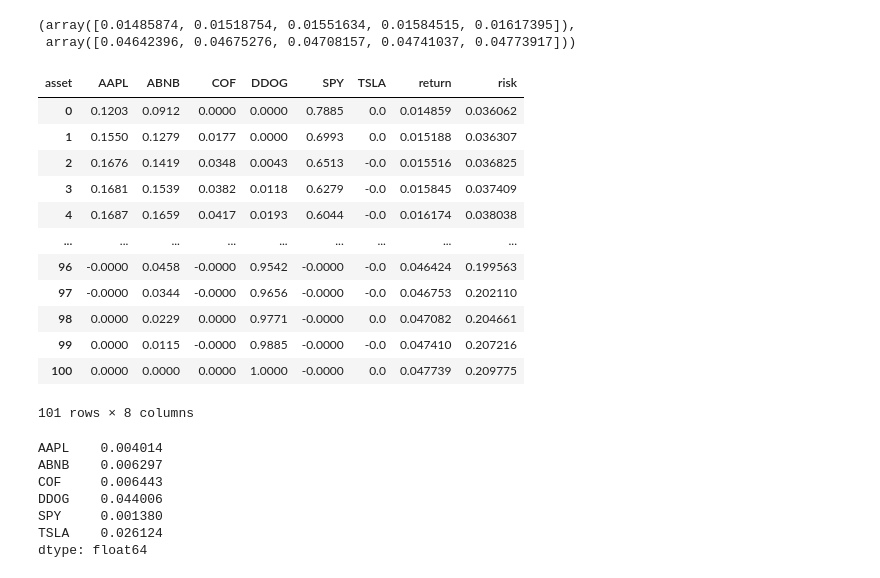
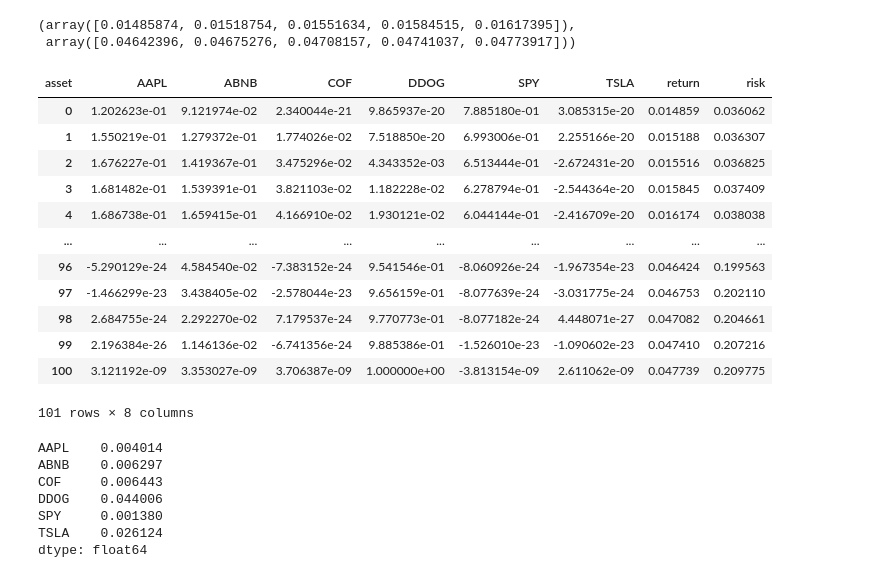
Before and after one commit to calebhadley1/AI_in_the_Field_Coursework, a Jupyter notebook: Week 1/project.ipynb, the cells around one changed output. Drawn from its saved outputs; the diff is of its cells as text; code cells hidden in the pictures.

```diff
--- a/Week 1/project.ipynb
+++ b/Week 1/project.ipynb
@@ -475,43 +460,43 @@ target_returns[:5], target_returns[-5:]
 # %%
 efficient_frontier_dfs = []
 for i, target_return in enumerate(target_returns):
     x_target_return = cp.Variable(n)
     objective_target_return = cp.Minimize(x_target_return.T @ risk_df.to_numpy() @ x_target_return)
     prob_target_return = cp.Problem(objective_target_return, [
             0 <= x_target_return,
             cp.sum(x_target_return) == 1,
             mean_returns.to_numpy().reshape(1, -1) @ x_target_return == target_return
         ]
     )
     covariance_target_return = prob_target_return.solve()
 
     risk = np.sqrt(covariance_target_return)
 
     efficient_frontier_df = pd.DataFrame({
         'asset': mean_returns.index,
-        'allocation': x_target_return.value.round(4)
+        'allocation': x_target_return.value
     })
     efficient_frontier_df = efficient_frontier_df.set_index('asset').T.reset_index(drop=True)
     efficient_frontier_df['return'] = x_target_return.value @ mean_returns
     efficient_frontier_df['risk'] = risk
 
     efficient_frontier_dfs.append(efficient_frontier_df)
 result = pd.concat(efficient_frontier_dfs)
 result.reset_index(inplace=True, drop=True)
 result
 # %% [output]
 | asset | AAPL | ABNB | COF | DDOG | SPY | TSLA | return | risk |
-| 0 | 0.1203 | 0.0912 | 0.0000 | 0.0000 | 0.7885 | 0.0 | 0.014859 | 0.036062 |
-| 1 | 0.1550 | 0.1279 | 0.0177 | 0.0000 | 0.6993 | 0.0 | 0.015188 | 0.036307 |
-| 2 | 0.1676 | 0.1419 | 0.0348 | 0.0043 | 0.6513 | -0.0 | 0.015516 | 0.036825 |
-| 3 | 0.1681 | 0.1539 | 0.0382 | 0.0118 | 0.6279 | -0.0 | 0.015845 | 0.037409 |
-| 4 | 0.1687 | 0.1659 | 0.0417 | 0.0193 | 0.6044 | -0.0 | 0.016174 | 0.038038 |
+| 0 | 1.202623e-01 | 9.121974e-02 | 2.340044e-21 | 9.865937e-20 | 7.885180e-01 | 3.085315e-20 | 0.014859 | 0.036062 |
+| 1 | 1.550219e-01 | 1.279372e-01 | 1.774026e-02 | 7.518850e-20 | 6.993006e-01 | 2.255166e-20 | 0.015188 | 0.036307 |
+| 2 | 1.676227e-01 | 1.419367e-01 | 3.475296e-02 | 4.343352e-03 | 6.513444e-01 | -2.672431e-20 | 0.015516 | 0.036825 |
+| 3 | 1.681482e-01 | 1.539391e-01 | 3.821103e-02 | 1.182228e-02 | 6.278794e-01 | -2.544364e-20 | 0.015845 | 0.037409 |
+| 4 | 1.686738e-01 | 1.659415e-01 | 4.166910e-02 | 1.930121e-02 | 6.044144e-01 | -2.416709e-20 | 0.016174 | 0.038038 |
 | ... | ... | ... | ... | ... | ... | ... | ... | ... |
-| 96 | -0.0000 | 0.0458 | -0.0000 | 0.9542 | -0.0000 | -0.0 | 0.046424 | 0.199563 |
-| 97 | -0.0000 | 0.0344 | -0.0000 | 0.9656 | -0.0000 | -0.0 | 0.046753 | 0.202110 |
-| 98 | 0.0000 | 0.0229 | 0.0000 | 0.9771 | -0.0000 | 0.0 | 0.047082 | 0.204661 |
-| 99 | 0.0000 | 0.0115 | -0.0000 | 0.9885 | -0.0000 | -0.0 | 0.047410 | 0.207216 |
-| 100 | 0.0000 | 0.0000 | 0.0000 | 1.0000 | -0.0000 | 0.0 | 0.047739 | 0.209775 |
+| 96 | -5.290129e-24 | 4.584540e-02 | -7.383152e-24 | 9.541546e-01 | -8.060926e-24 | -1.967354e-23 | 0.046424 | 0.199563 |
+| 97 | -1.466299e-23 | 3.438405e-02 | -2.578044e-23 | 9.656159e-01 | -8.077639e-24 | -3.031775e-24 | 0.046753 | 0.202110 |
+| 98 | 2.684755e-24 | 2.292270e-02 | 7.179537e-24 | 9.770773e-01 | -8.077182e-24 | 4.448071e-27 | 0.047082 | 0.204661 |
+| 99 | 2.196384e-26 | 1.146136e-02 | -6.741356e-24 | 9.885386e-01 | -1.526010e-23 | -1.090602e-23 | 0.047410 | 0.207216 |
+| 100 | 3.121192e-09 | 3.353027e-09 | 3.706387e-09 | 1.000000e+00 | -3.813154e-09 | 2.611062e-09 | 0.047739 | 0.209775 |
 101 rows × 8 columns
 # %%
 estimated_variances
```
Also changed, not shown: parts of 3 cells of this notebook, 1 other file.
